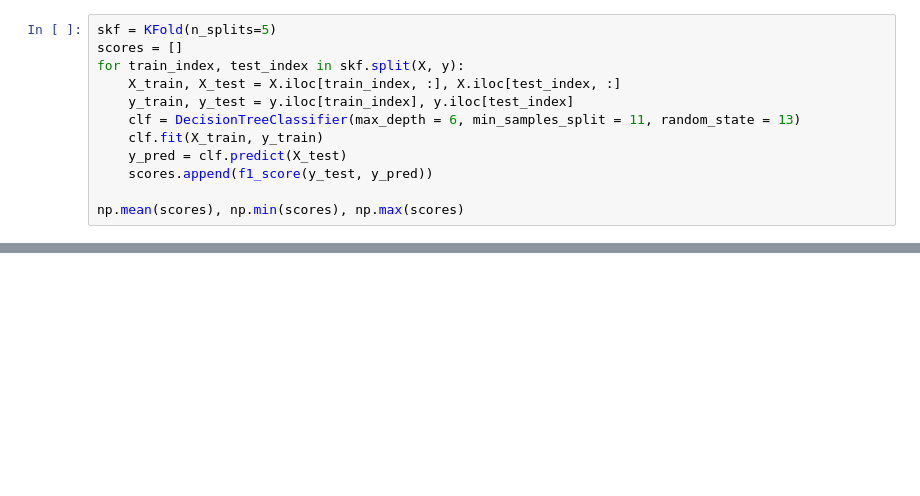
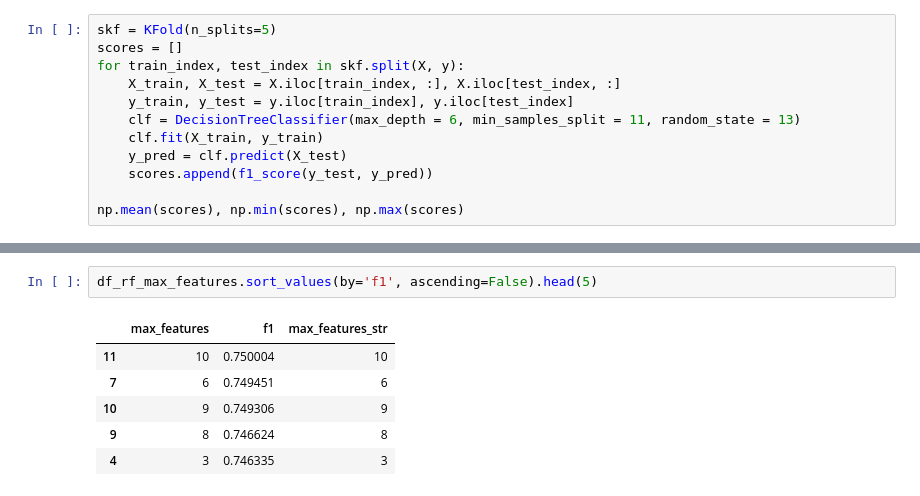
Before and after one commit to heraltmichal/zsu, a Jupyter notebook: fml_08.ipynb, the cells around one changed output, grey strips where cells are left out. Saved outputs shown, nothing was run; the diff lists cells and outputs as text; blank space fills up the shorter version.

```diff
--- a/fml_08.ipynb
+++ b/fml_08.ipynb
@@ -722,0 +871,9 @@ np.mean(scores), np.min(scores), np.max(scores)
+# %%
+df_rf_max_features.sort_values(by='f1', ascending=False).head(5)
+# %% [output]
+|  | max_features | f1 | max_features_str |
+| 11 | 10 | 0.750004 | 10 |
+| 7 | 6 | 0.749451 | 6 |
+| 10 | 9 | 0.749306 | 9 |
+| 9 | 8 | 0.746624 | 8 |
+| 4 | 3 | 0.746335 | 3 |
```
Also changed, not shown: parts of 18 cells of this notebook.
